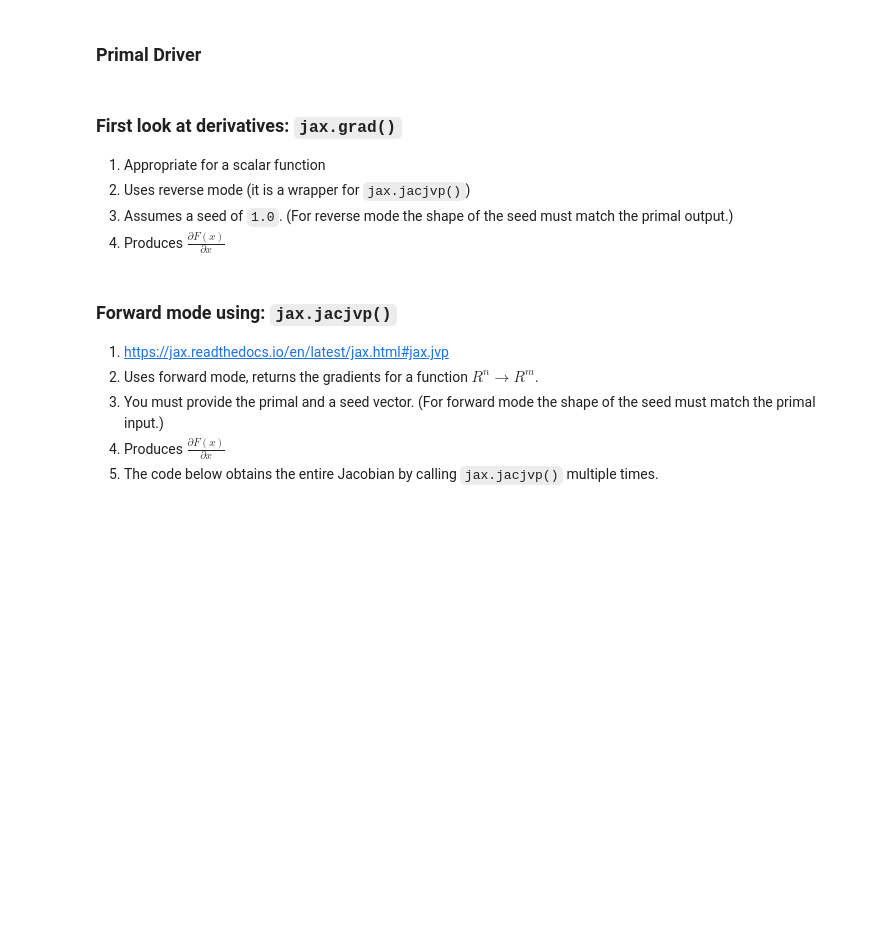
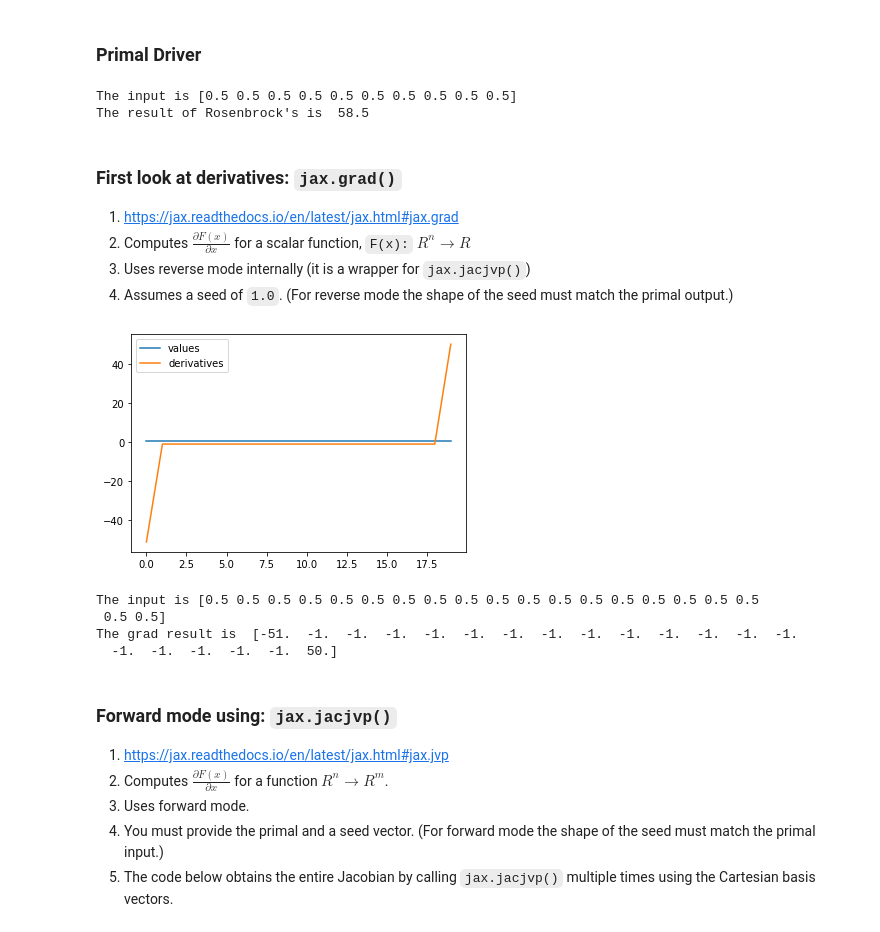
Before and after one commit to sriharikrishna/siamcse21, a Jupyter notebook: rosenbrock.ipynb, the cells around one changed output. Drawn from its saved outputs; the diff is of its cells as text; code cells hidden in the pictures; blank space fills up the shorter version.

Commit message:
Updated function names and text

```diff
--- a/rosenbrock.ipynb
+++ b/rosenbrock.ipynb
@@ -11,15 +11,14 @@ F(x) = \sum_{i=0}^{N-1}100(x_{i+1} - x_i^2)^2 + (1 - x_i)^2.
 ### Primal Function
 # %%
 import jax
-from jax import random
 import jax.numpy as jnp
 import numpy as np
 import matplotlib.pyplot as plt
 
 def rosenbrock(x):
     """
-    Computes the Rosenbrock's banana
-    x : array of values
+    Input: x vector of values
+    Output: Result of Rosenbrock's banana function
     """
     result = jnp.sum(100.0 * (x[1:] - x[:-1]**2.0)**2.0 + (1 - x[:-1])**2.0,axis=0)
     return result
@@ -27,10 +26,9 @@ def rosenbrock(x):
 def plot_vals(vals, grad=None):
     plt.plot(vals,label='values')
     if grad != None:
-      plt.plot(grad,label='grad')
+      plt.plot(grad,label='derivatives')
     plt.legend()
     plt.title('')
-    plt.figure()
     plt.show()
 # %% [markdown]
 ### Primal Driver
@@ -50,29 +46,33 @@ def rosenbrockdriver(n):
     print("The input is", val)
     print("The result of Rosenbrock's is ", result)
 # %%
-rosenbrockdriver(10)
+fun_driver(10)
+# %% [output]
+The input is [0.5 0.5 0.5 0.5 0.5 0.5 0.5 0.5 0.5 0.5]
+The result of Rosenbrock's is  58.5
 # %% [markdown]
 ### First look at derivatives: `jax.grad()`
-1. Appropriate for a scalar function
-2. Uses reverse mode (it is a wrapper for `jax.jacjvp()`)
-3. Assumes a seed of `1.0`.
+1. https://jax.readthedocs.io/en/latest/jax.html#jax.grad
+2. Computes $\frac{\partial{F(x)}}{\partial{x}}$  for a scalar function, `F(x):` $R^n \rightarrow R$
+3. Uses reverse mode internally (it is a wrapper for `jax.jacjvp()`)
+4. Assumes a seed of `1.0`.
    (For reverse mode the shape of the seed must match the primal output.)
-4. Produces $\frac{\partial{F(x)}}{\partial{x}}$
 # %%
-#Create a function that computes the derivatives
+#Create a function that computes the derivatives.
+#This needs to happen only once.
 grad_rosenbrock = jax.grad(rosenbrock)
 
-def rosenbrockgrad(n):
+def grad_driver(n):
     """
-    n must be a positive integer
+    Input: n array length
+    Output: Result of Rosenbrock's banana function
     """
+    #create the input array
+    val = jnp.full(n, 0.5)
 
-    #create a random array
-    key = random.PRNGKey(0)
-    val = random.normal(key, (n,), jnp.float64)
+    #compute the derivatives
+    result = grad_rosenbrock(val)
 
-    #compute the result
-    result = grad_rosenbrock(val)
     plot_vals(val,grad=result)
     print("The input is", val)
     print("The grad result is ", result)
@@ -81,9 +79,17 @@ rosenbrockgrad(10)
+# %%
+grad_driver(20)
+# %% [output]
+[figure, added]
+The input is [0.5 0.5 0.5 0.5 0.5 0.5 0.5 0.5 0.5 0.5 0.5 0.5 0.5 0.5 0.5 0.5 0.5 0.5
+ 0.5 0.5]
+The grad result is  [-51.  -1.  -1.  -1.  -1.  -1.  -1.  -1.  -1.  -1.  -1.  -1.  -1.  -1.
+  -1.  -1.  -1.  -1.  -1.  50.]
 # %% [markdown]
 ### Forward mode using: `jax.jacjvp()`
 1. https://jax.readthedocs.io/en/latest/jax.html#jax.jvp
-1. Uses forward mode, returns the gradients for a function $R^n \rightarrow R^m$.
-2. You must provide the primal and a seed vector.
+2. Computes $\frac{\partial{F(x)}}{\partial{x}}$  for a function $R^n \rightarrow R^m$.
+3. Uses forward mode.
+4. You must provide the primal and a seed vector.
    (For forward mode the shape of the seed must match the primal input.)
-4. Produces $\frac{\partial{F(x)}}{\partial{x}}$
-5. The code below obtains the entire Jacobian by calling `jax.jacjvp()` multiple times.
+5. The code below obtains the entire Jacobian by calling `jax.jacjvp()` multiple times using the Cartesian basis vectors.
 # %%
```
Also changed, not shown: parts of 15 cells of this notebook.
